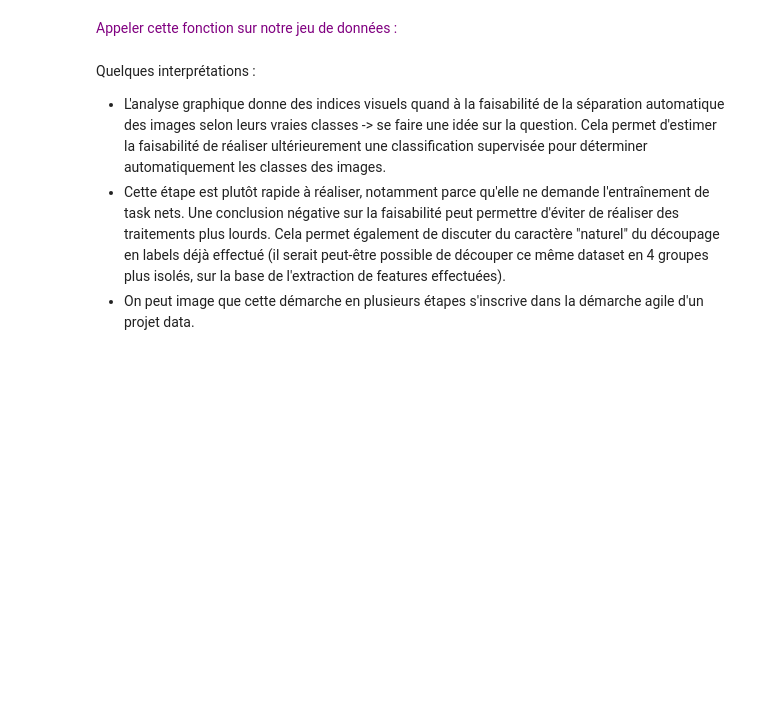
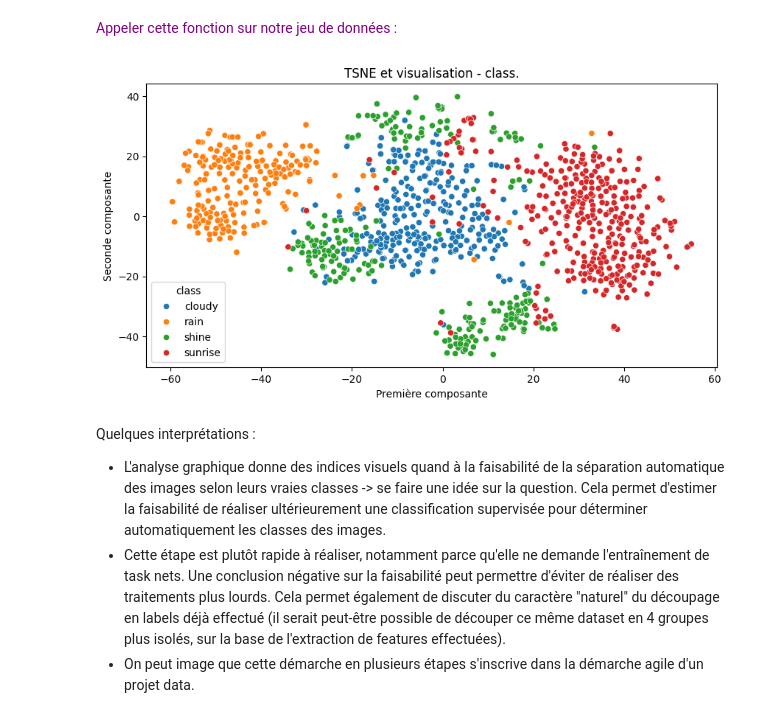
Before and after one commit to BEESPE/drn-phast, a Jupyter notebook: notebooks/live-coding/DRN-2_live-coding_cnn-weather-images.ipynb, the cells around one changed output. Drawn from its saved outputs; the diff is of its cells as text; code cells hidden in the pictures; blank space fills up the shorter version.

```diff
--- a/notebooks/live-coding/DRN-2_live-coding_cnn-weather-images.ipynb
+++ b/notebooks/live-coding/DRN-2_live-coding_cnn-weather-images.ipynb
@@ -136,2 +216,6 @@ def extract_features(image_path: str, model: Predictor) -> np.array:
+# %%
+all_features = img_df["image_path"].apply(lambda image_path: extract_features(
+    image_path=image_path, model=model))
+all_features_array = np.stack(all_features)
 # %% [markdown]
 <font color="purple">Afficher la taille de ce tableau.</font>
@@ -147,0 +232,4 @@ def extract_features(image_path: str, model: Predictor) -> np.array:
+# %%
+pca = PCA(n_components=0.99)
+feat_pca_array = pca.fit_transform(all_features_array)
+print(feat_pca_array.shape)
@@ -154,2 +242,5 @@ def extract_features(image_path: str, model: Predictor) -> np.array:
+# %%
+tsne = TSNE(n_components=2, perplexity=30, n_iter=2000, init="random", random_state=6)
+X_tsne = tsne.fit_transform(feat_pca_array)
 # %% [markdown]
 <font color="purple">Reformer un dataframe contenant l'ensemble des features post-TSNE ainsi qu'une dernière colonne contenant le label. En afficher un échantillon aléatoire de taille 10.</font>
@@ -157,0 +247,4 @@ def extract_features(image_path: str, model: Predictor) -> np.array:
+# %%
+tsne_df = pd.DataFrame(data=X_tsne, columns=["tsne_one", "tsne_two"])
+tsne_df["class"] = img_df["label_name"]
+tsne_df.sample(10)
@@ -179,3 +282,7 @@ def create_tsne_viz(tsne_df: pd.DataFrame, hue_col: str) -> None:
+# %%
+create_tsne_viz(tsne_df=tsne_df, hue_col="class")
+# %% [output]
+[figure, added]
 # %% [markdown]
 Quelques interprétations :
 - L'analyse graphique donne des indices visuels quand à la faisabilité de la séparation automatique des images selon leurs vraies classes -> se faire une idée sur la question. Cela permet d'estimer la faisabilité de réaliser ultérieurement une classification supervisée pour déterminer automatiquement les classes des images.
```
Also changed, not shown: parts of 82 cells of this notebook, 5 other files.
